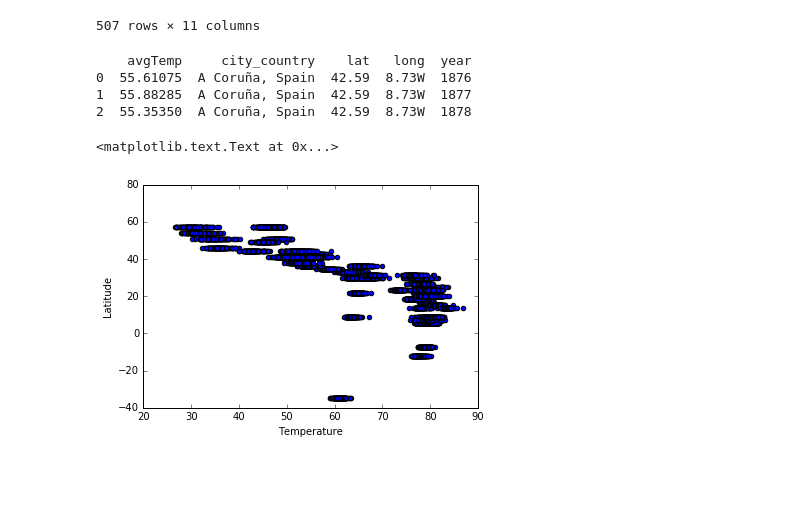
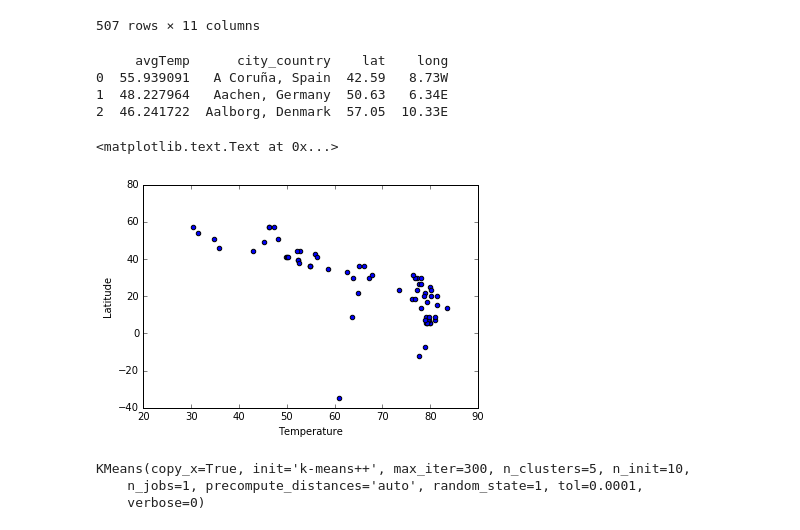
Before and after one commit to jbalderas92/MIS373-Final-Project-, a Jupyter notebook: Project Draft.ipynb, the cells around one changed output. Cells and saved outputs as stored; diff of their text form; code cells hidden in the pictures; blank space fills up the shorter version.

```diff
--- a/Project Draft.ipynb
+++ b/Project Draft.ipynb
@@ -449,20 +451,20 @@ def stripNS(string):
         string = float(string) * -1
     return string
 #Apply the function to all rows of ['lat']
-cityAvgTempsEachYrDF['lat'] = cityAvgTempsEachYrDF['lat'].apply(stripNS)
+cityAvgTempsAllYrsDF['lat'] = cityAvgTempsAllYrsDF['lat'].apply(stripNS)
 # %%
-print cityAvgTempsEachYrDF[:3]
+print cityAvgTempsAllYrsDF[:3]
 # %% [output]
-    avgTemp     city_country    lat   long  year
-0  55.61075  A Coruña, Spain  42.59  8.73W  1876
-1  55.88285  A Coruña, Spain  42.59  8.73W  1877
-2  55.35350  A Coruña, Spain  42.59  8.73W  1878
+     avgTemp      city_country    lat    long
+0  55.939091   A Coruña, Spain  42.59   8.73W
+1  48.227964   Aachen, Germany  50.63   6.34E
+2  46.241722  Aalborg, Denmark  57.05  10.33E
 # %%
 #Visualize the relationship between average temperature and latitude
-sc = scatter(cityAvgTempsEachYrDF['avgTemp'],cityAvgTempsEachYrDF['lat'], cmap= 'bwr')
+sc = scatter(cityAvgTempsAllYrsDF['avgTemp'],cityAvgTempsAllYrsDF['lat'], cmap= 'bwr')
 xlabel('Temperature')
 ylabel('Latitude')
 # %% [output]
 <matplotlib.text.Text at 0x...>
-[figure, old version]
+[figure, new version]
 # %%
@@ -474,0 +477,6 @@ from sklearn.cluster import KMeans
+# %%
+model.fit(X)
+# %% [output]
+KMeans(copy_x=True, init='k-means++', max_iter=300, n_clusters=5, n_init=10,
+    n_jobs=1, precompute_distances='auto', random_state=1, tol=0.0001,
+    verbose=0)
```
Also changed, not shown: parts of 6 cells of this notebook.
